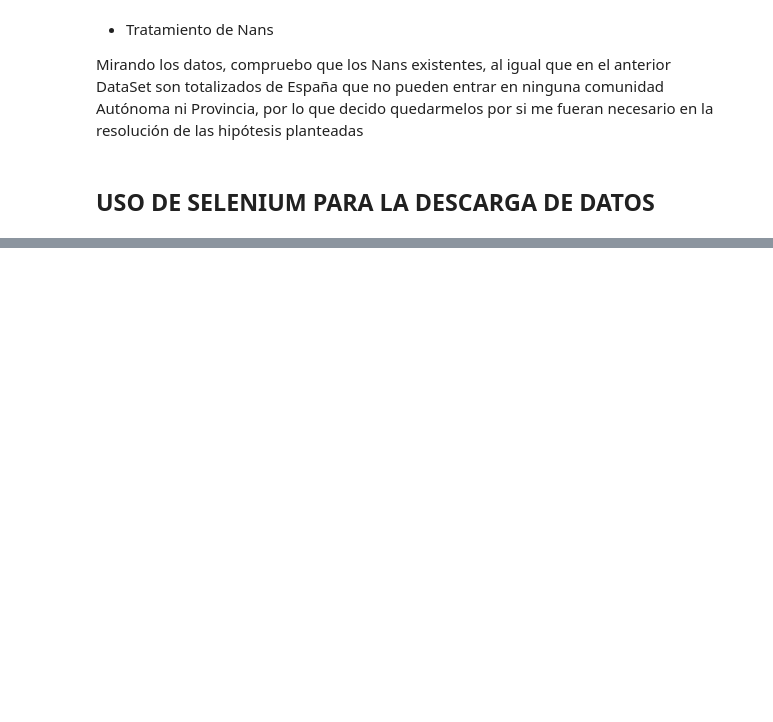
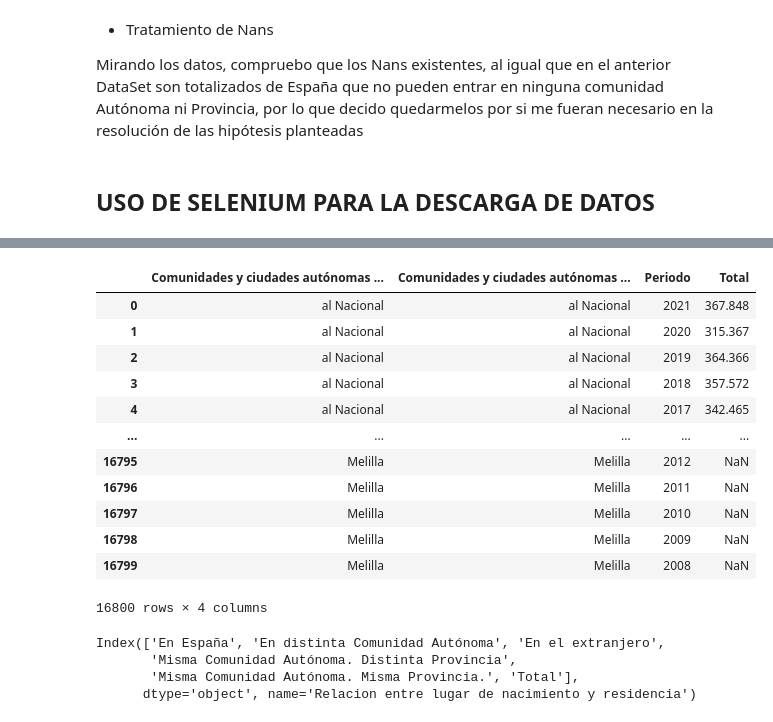
Before and after one commit to Merchecuesta/mi_porfolio, a Jupyter notebook: Es tu vecino, vecino/Es_tu_vecino_vecino.ipynb, the cells around one changed output, grey strips where cells are left out. Saved outputs shown, nothing was run; the diff lists cells and outputs as text; code cells hidden in the pictures; blank space fills up the shorter version.

```diff
--- a/Es tu vecino, vecino/Es_tu_vecino_vecino.ipynb
+++ b/Es tu vecino, vecino/Es_tu_vecino_vecino.ipynb
@@ -374,0 +410,2 @@ He comprobado que la descarga de DataSets desde la web de INE es muy amigable e
+# %%
+df_mgr = pd.read_csv("./Datasets/24369.csv", sep=";", encoding="utf-8-sig")
@@ -374,0 +438,5 @@ He comprobado que la descarga de DataSets desde la web de INE es muy amigable e
+# %%
+df_mgr.drop(['Sexo'], axis= 1, inplace= True)
+# %%
+str_limpio_cyc3 = df_mgr["Comunidades y ciudades autónomas de destino"].str[3:]
+str_limpio_prov3 = df_mgr["Comunidades y ciudades autónomas de origen"].str[3:]
@@ -374,0 +459,26 @@ He comprobado que la descarga de DataSets desde la web de INE es muy amigable e
+# %%
+df_mgr["Comunidades y ciudades autónomas de destino"] = str_limpio_cyc3
+df_mgr["Comunidades y ciudades autónomas de origen"] = str_limpio_prov3
+# %%
+df_mgr
+# %% [output]
+|  | Comunidades y ciudades autónomas ... | Comunidades y ciudades autónomas ... | Periodo | Total |
+| 0 | al Nacional | al Nacional | 2021 | 367.848 |
+| 1 | al Nacional | al Nacional | 2020 | 315.367 |
+| 2 | al Nacional | al Nacional | 2019 | 364.366 |
+| 3 | al Nacional | al Nacional | 2018 | 357.572 |
+| 4 | al Nacional | al Nacional | 2017 | 342.465 |
+| ... | ... | ... | ... | ... |
+| 16795 | Melilla | Melilla | 2012 | NaN |
+| 16796 | Melilla | Melilla | 2011 | NaN |
+| 16797 | Melilla | Melilla | 2010 | NaN |
+| 16798 | Melilla | Melilla | 2009 | NaN |
+| 16799 | Melilla | Melilla | 2008 | NaN |
+16800 rows × 4 columns
+# %%
+print(pivot.columns)
+# %% [output]
+Index(['En España', 'En distinta Comunidad Autónoma', 'En el extranjero',
+       'Misma Comunidad Autónoma. Distinta Provincia',
+       'Misma Comunidad Autónoma. Misma Provincia.', 'Total'],
+      dtype='object', name='Relacion entre lugar de nacimiento y residencia')
```
Also changed, not shown: parts of 15 cells of this notebook, 1 other file.
